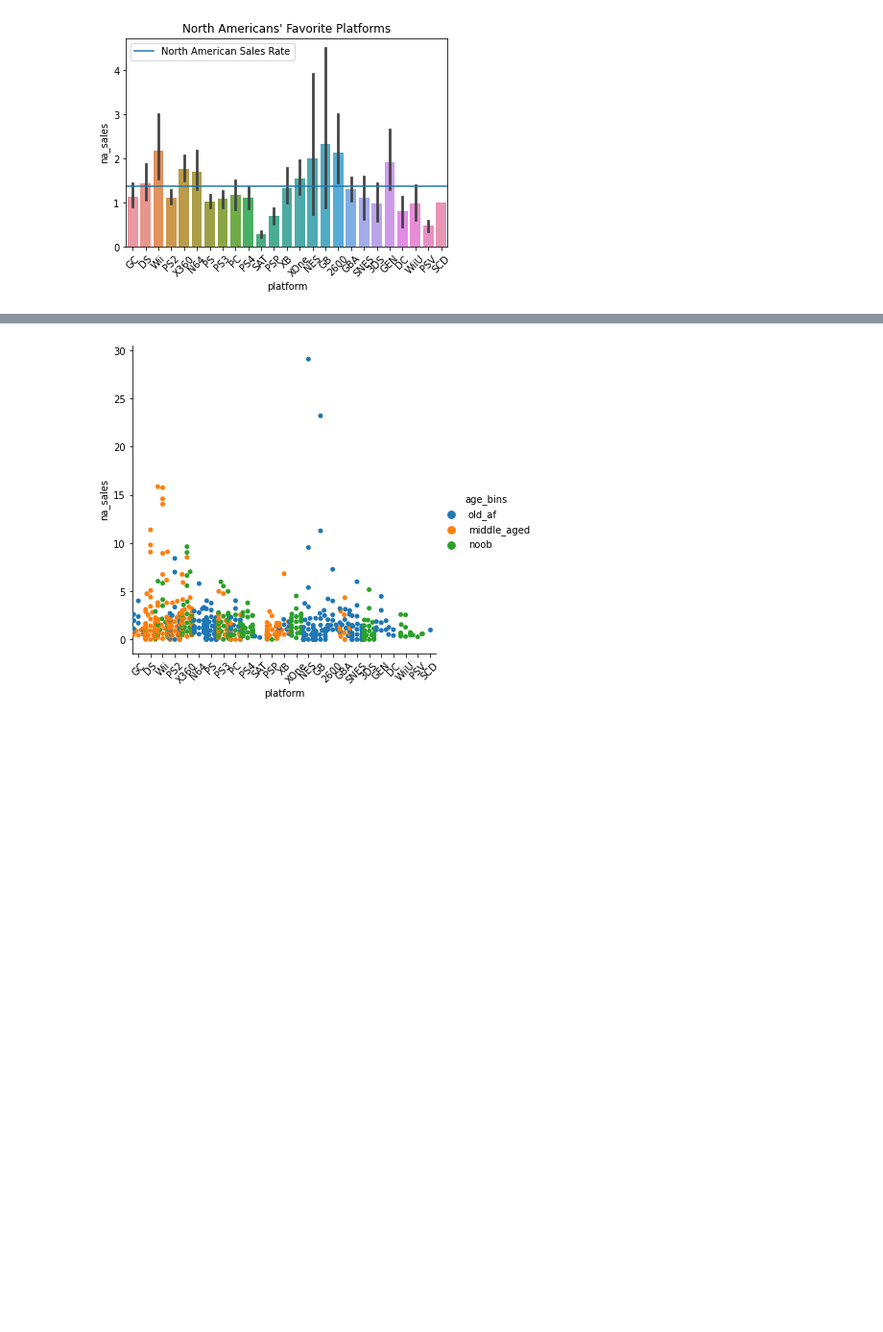
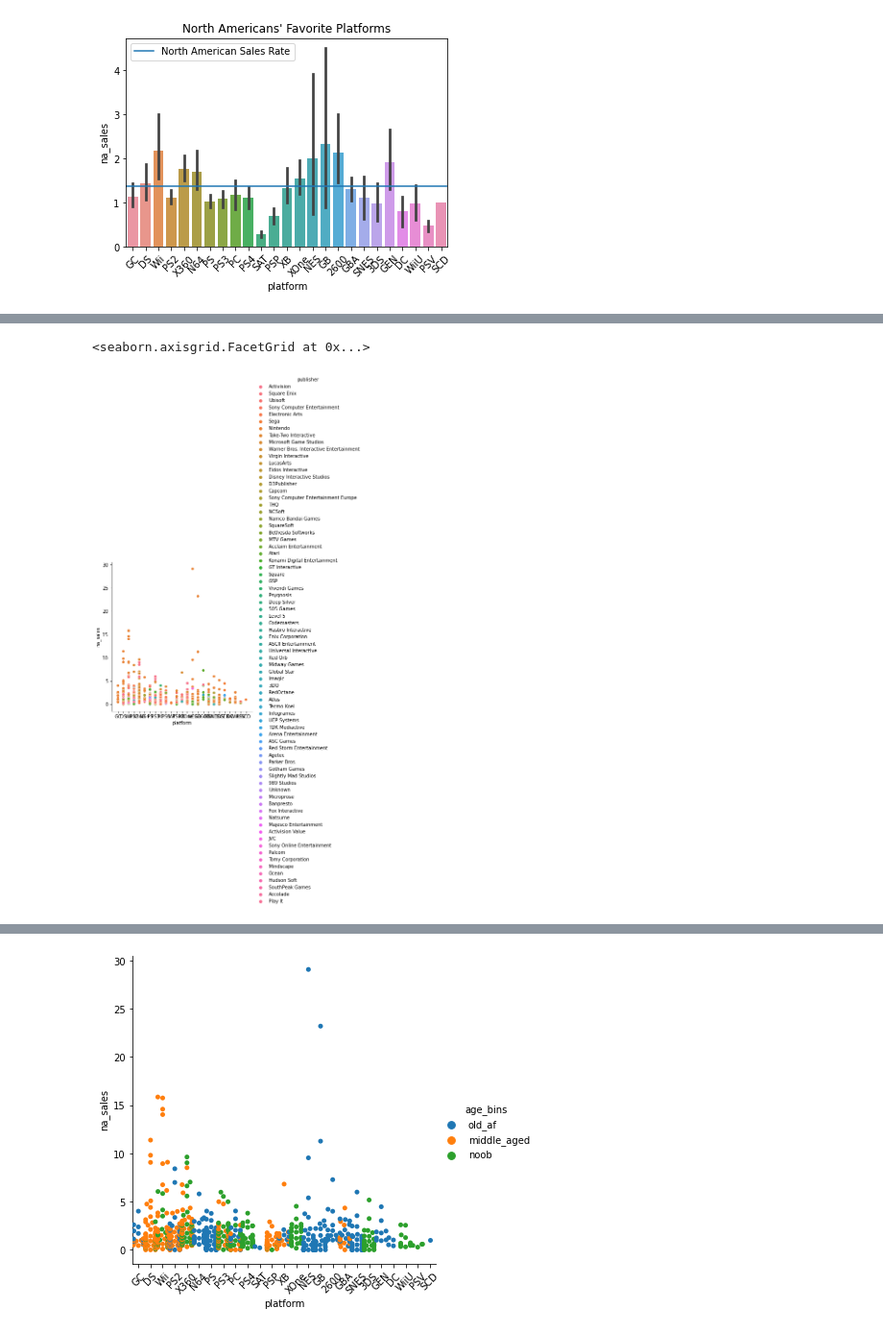
Before and after one commit to brentschriver/press_start, a Jupyter notebook: press-start-workflow.ipynb, the cells around one changed output, grey strips where cells are left out. Shown at 96% size. Saved outputs shown, nothing was run; the diff lists cells and outputs as text; code cells hidden in the pictures; blank space fills up the shorter version.

```diff
--- a/press-start-workflow.ipynb
+++ b/press-start-workflow.ipynb
@@ -484,0 +566,2 @@ top_platforms
+# %%
+train['over_five_mill'] = (train.na_sales > 5).astype(int)
@@ -484,0 +584,5 @@ top_platforms
+# %%
+sns.relplot(x=train.platform, y=train.na_sales, hue = 'publisher', data = train)
+# %% [output]
+<seaborn.axisgrid.FacetGrid at 0x...>
+[figure, added]
```
Also changed, not shown: parts of 81 cells of this notebook, 1 other file.
